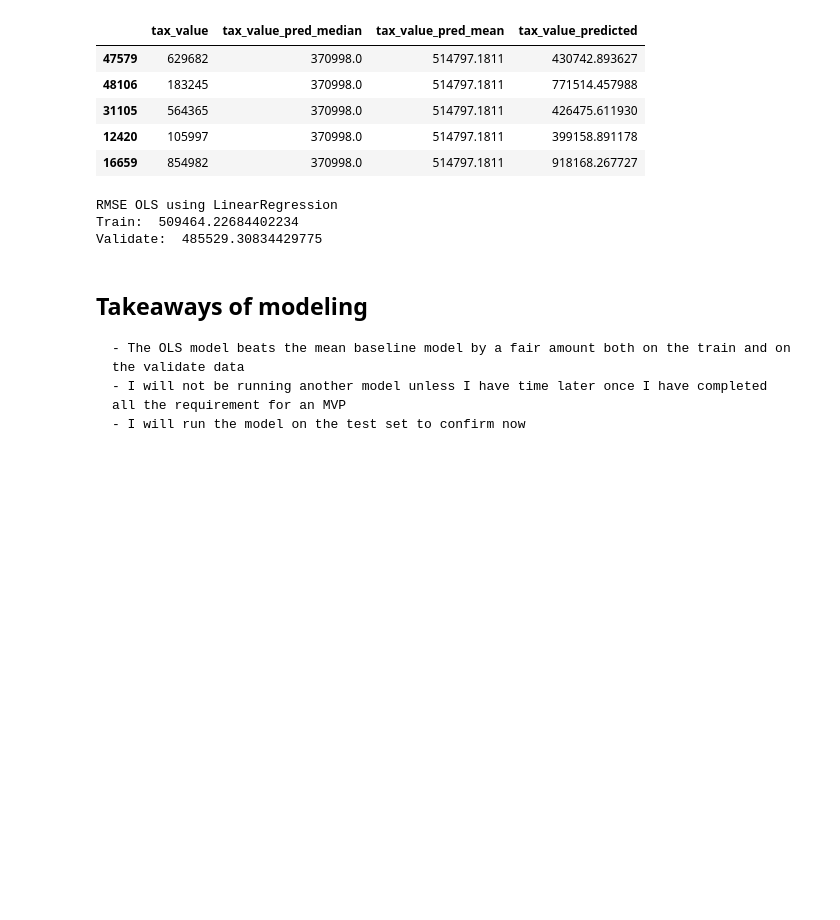
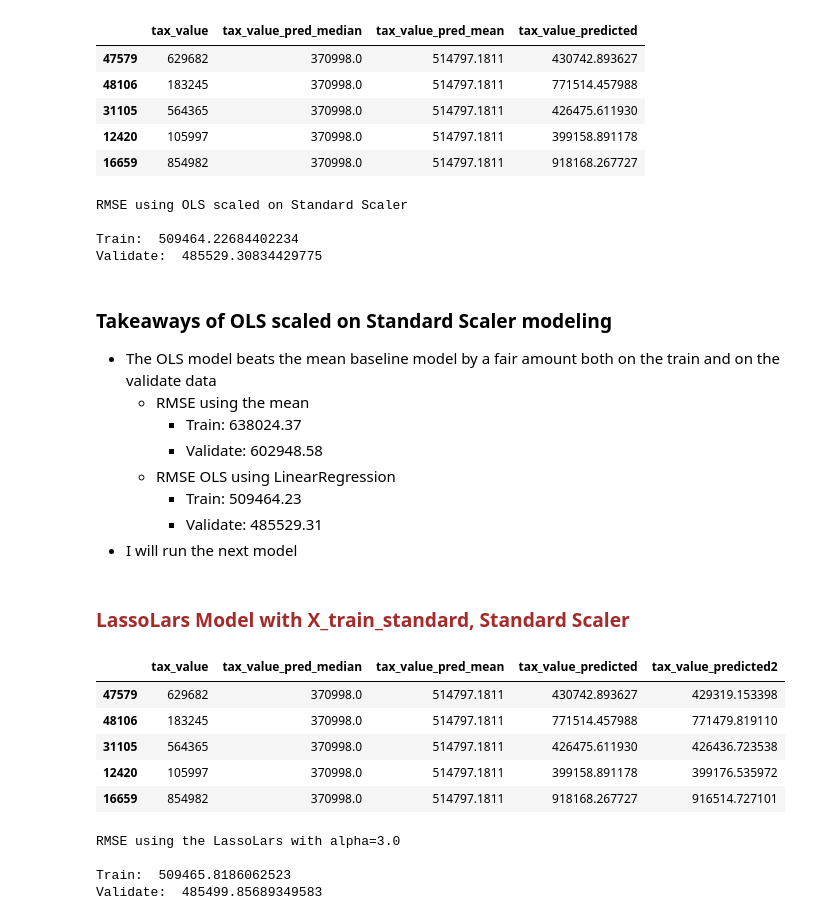
Before and after one commit to Severina7/zillow_project, a Jupyter notebook: zillow_project.ipynb, the cells around one changed output. Cells and saved outputs as stored; diff of their text form; code cells hidden in the pictures; blank space fills up the shorter version.

```diff
--- a/zillow_project.ipynb
+++ b/zillow_project.ipynb
@@ -962,13 +949,41 @@ y_validate['tax_value_predicted'] = lm.predict(X_validate_standard)
 rmse_train = math.sqrt(mean_squared_error(y_train.tax_value, y_train.tax_value_predicted))
 rmse_validate = math.sqrt(mean_squared_error(y_validate.tax_value, y_validate.tax_value_predicted))
 
-print('RMSE OLS using LinearRegression\nTrain: ', rmse_train, '\nValidate: ', rmse_validate)
+print('RMSE using OLS scaled on Standard Scaler Model\n\nTrain: ', rmse_train,
+      '\nValidate: ', rmse_validate)
 # %% [output]
-RMSE OLS using LinearRegression
+RMSE using OLS scaled on Standard Scaler
+
 Train:  509464.22684402234
 Validate:  485529.30834429775
 # %% [markdown]
-## Takeaways of modeling
-    - The OLS model beats the mean baseline model by a fair amount both on the train and on the validate data
-    - I will not be running another model unless I have time later once I have completed all the requirement for an MVP
-    - I will run the model on the test set to confirm now
+### Takeaways of OLS scaled on Standard Scaler modeling
+- The OLS model beats the mean baseline model by a fair amount both on the train and on the validate data
+    * RMSE using the mean
+        - Train:  638024.37
+        - Validate:  602948.58
+    * RMSE OLS using LinearRegression
+        - Train:  509464.23
+        - Validate:  485529.31
+- I will run the next model
+# %% [markdown]
+### <font color = 'brown'>**LassoLars Model with X_train_standard, Standard Scaler**</font>
+# %%
+# Creating model object
+lars = LassoLars(alpha=3.0)
+
+# Fitting the model to training data
+lars.fit(X_train_standard, y_train.tax_value)
+
+# Making prediction on the train set
+y_train['tax_value_predicted2'] = lars.predict(X_train_standard)
+
+# Displaying the y_train
+y_train.head()
+# %% [output]
+|  | tax_value | tax_value_pred_median | tax_value_pred_mean | tax_value_predicted | tax_value_predicted2 |
+| 47579 | 629682 | 370998.0 | 514797.1811 | 430742.893627 | 429319.153398 |
+| 48106 | 183245 | 370998.0 | 514797.1811 | 771514.457988 | 771479.819110 |
+| 31105 | 564365 | 370998.0 | 514797.1811 | 426475.611930 | 426436.723538 |
+| 12420 | 105997 | 370998.0 | 514797.1811 | 399158.891178 | 399176.535972 |
+| 16659 | 854982 | 370998.0 | 514797.1811 | 918168.267727 | 916514.727101 |
@@ -974,0 +993,12 @@ Validate:  485529.30834429775
+# %%
+# Evaluating rmse_train and rmse_validate modeled on Standard Scaler
+rmse_train_lars = math.sqrt(mean_squared_error(y_train.tax_value, y_train.tax_value_predicted2))
+rmse_validate_lars = math.sqrt(mean_squared_error(y_validate.tax_value, y_validate.tax_value_predicted2))
+
+print('RMSE using the LassoLars with alpha=3.0\n\nTrain: ', rmse_train_lars,
+      '\nValidate: ', rmse_validate_lars)
+# %% [output]
+RMSE using the LassoLars with alpha=3.0
+
+Train:  509465.8186062523
+Validate:  485499.85689349583
```
Also changed, not shown: parts of 23 cells of this notebook, 1 other file.
